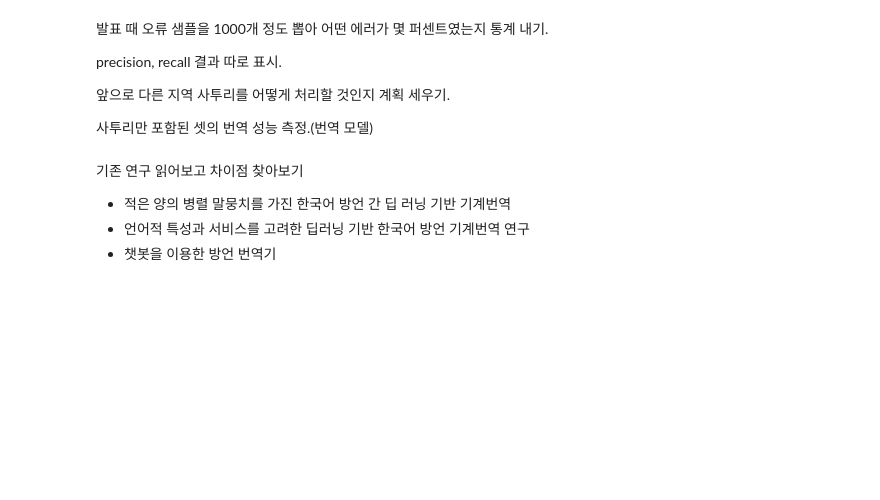
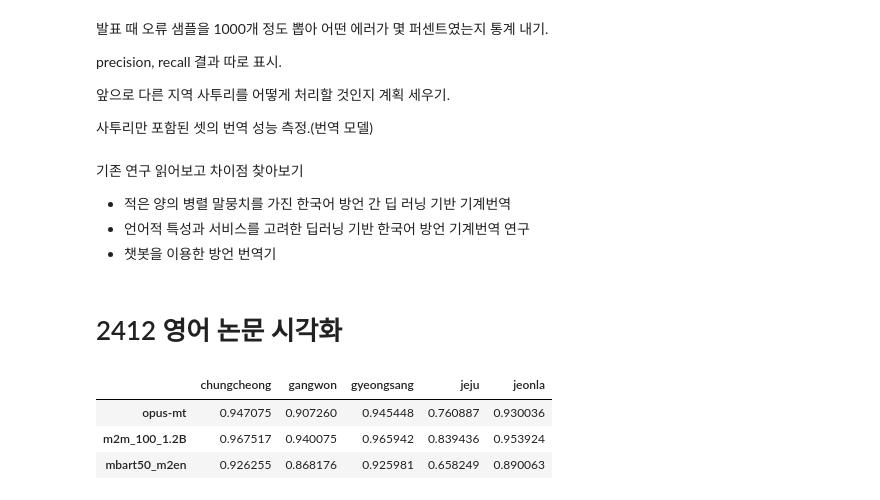
Before and after one commit to BlessingDev/NLP-Standard-Dialect-Translation, a Jupyter notebook: vis.ipynb, the cells around one changed output. Saved outputs shown, nothing was run; the diff lists cells and outputs as text; code cells hidden in the pictures; blank space fills up the shorter version.

```diff
--- a/vis.ipynb
+++ b/vis.ipynb
@@ -263,3 +265,5 @@ precision, recall 결과 따로 표시.
 - 적은 양의 병렬 말뭉치를 가진 한국어 방언 간 딥 러닝 기반 기계번역
 - 언어적 특성과 서비스를 고려한 딥러닝 기반 한국어 방언 기계번역 연구
 - 챗봇을 이용한 방언 번역기
+# %% [markdown]
+# 2412 영어 논문 시각화
@@ -265,0 +274,11 @@ precision, recall 결과 따로 표시.
+# %%
+bleu_df = []
+
+bleu_df = pd.read_json("./translation_english/sta_dia_eng_bleu.json")
+
+bleu_df
+# %% [output]
+|  | chungcheong | gangwon | gyeongsang | jeju | jeonla |
+| opus-mt | 0.947075 | 0.907260 | 0.945448 | 0.760887 | 0.930036 |
+| m2m_100_1.2B | 0.967517 | 0.940075 | 0.965942 | 0.839436 | 0.953924 |
+| mbart50_m2en | 0.926255 | 0.868176 | 0.925981 | 0.658249 | 0.890063 |
```
Also changed, not shown: parts of 5 cells of this notebook, 22 other files.
